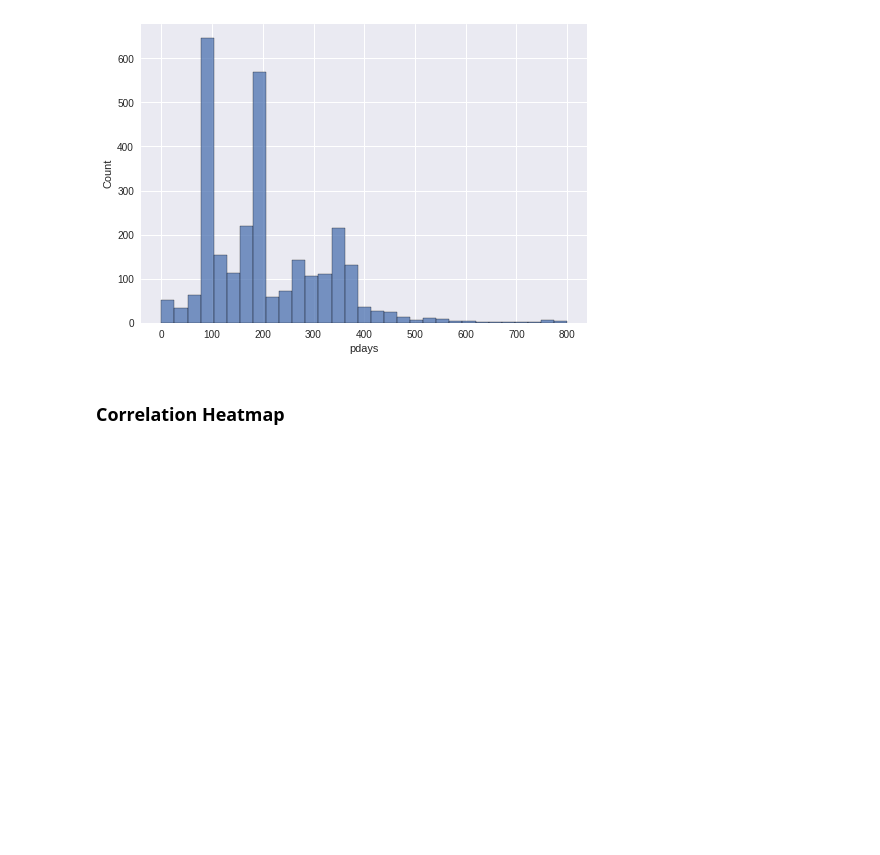
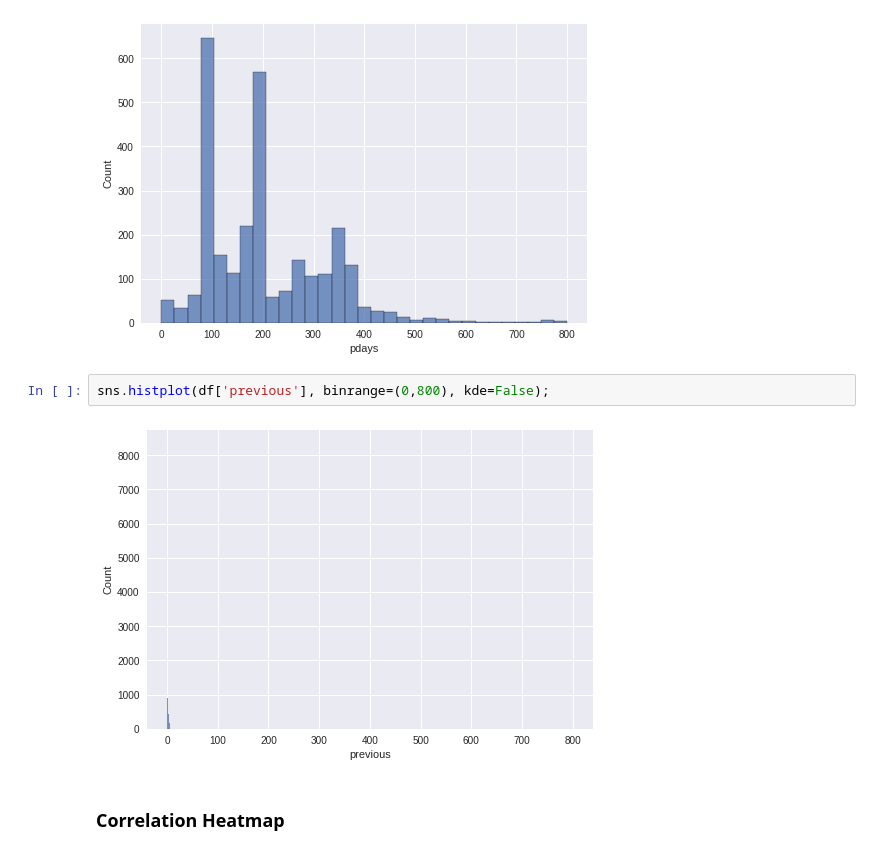
Before and after one commit to amltago/project2, a Jupyter notebook: ProjectB2.ipynb, the cells around one changed output. Saved outputs shown, nothing was run; the diff lists cells and outputs as text; blank space fills up the shorter version.

```diff
--- a/ProjectB2.ipynb
+++ b/ProjectB2.ipynb
@@ -447,6 +451,10 @@ sns.histplot(df['campaign'], binwidth=3, binrange=(0,60), kde=False);
 sns.histplot(df['pdays'], binrange=(0,800), kde=False);
 # %% [output]
 [figure]
+# %%
+sns.histplot(df['previous'], binrange=(0,800), kde=False);
+# %% [output]
+[figure, added]
 # %% [markdown]
 ### Correlation Heatmap
 # %%
```
Also changed, not shown: parts of 5 cells of this notebook.
